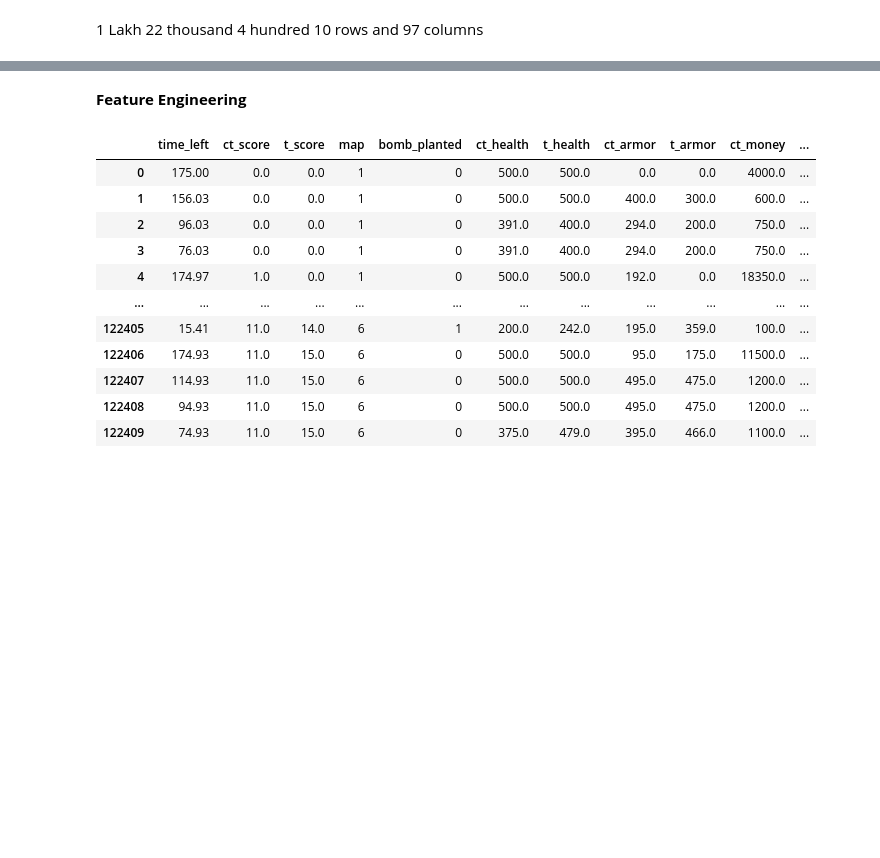
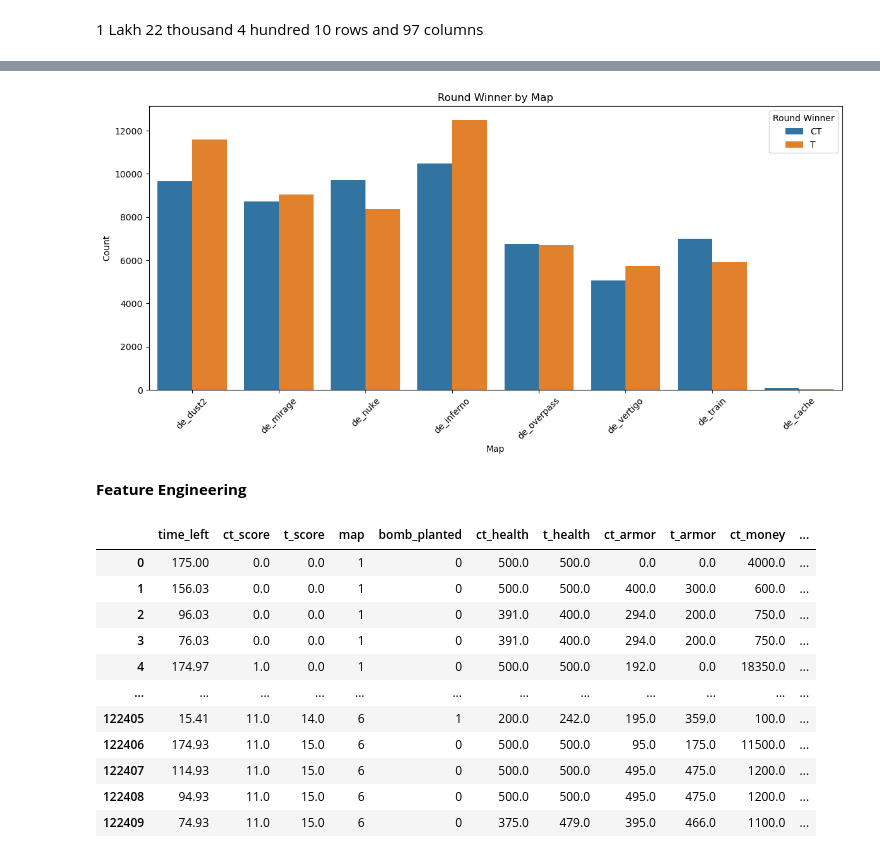
Before and after one commit to upeshKnr/CSGO-match-outcome-prediction-ML, a Jupyter notebook: CSGO-match-outcome-prediction-ML.ipynb, the cells around one changed output, grey strips where cells are left out. Drawn from its saved outputs; the diff is of its cells as text; code cells hidden in the pictures; blank space fills up the shorter version.

```diff
--- a/CSGO-match-outcome-prediction-ML.ipynb
+++ b/CSGO-match-outcome-prediction-ML.ipynb
@@ -161,3 +193,19 @@ Perform some Visualizations to see the relation between the columns to make your
+# %%
+import seaborn as sns
+import matplotlib.pyplot as plt
+
+# visualizing round_winner by map
+plt.figure(figsize=(12, 6))
+sns.countplot(data=df, x='map', hue='round_winner')
+plt.title('Round Winner by Map')
+plt.xticks(rotation=45) # Rotate x-axis labels for better readability
+plt.xlabel('Map')
+plt.ylabel('Count')
+plt.legend(title='Round Winner')
+plt.tight_layout()
+plt.show()
+# %% [output]
+[figure, added]
 # %% [markdown]
 **Feature  Engineering**
 # %%
```
Also changed, not shown: parts of 65 cells of this notebook.
